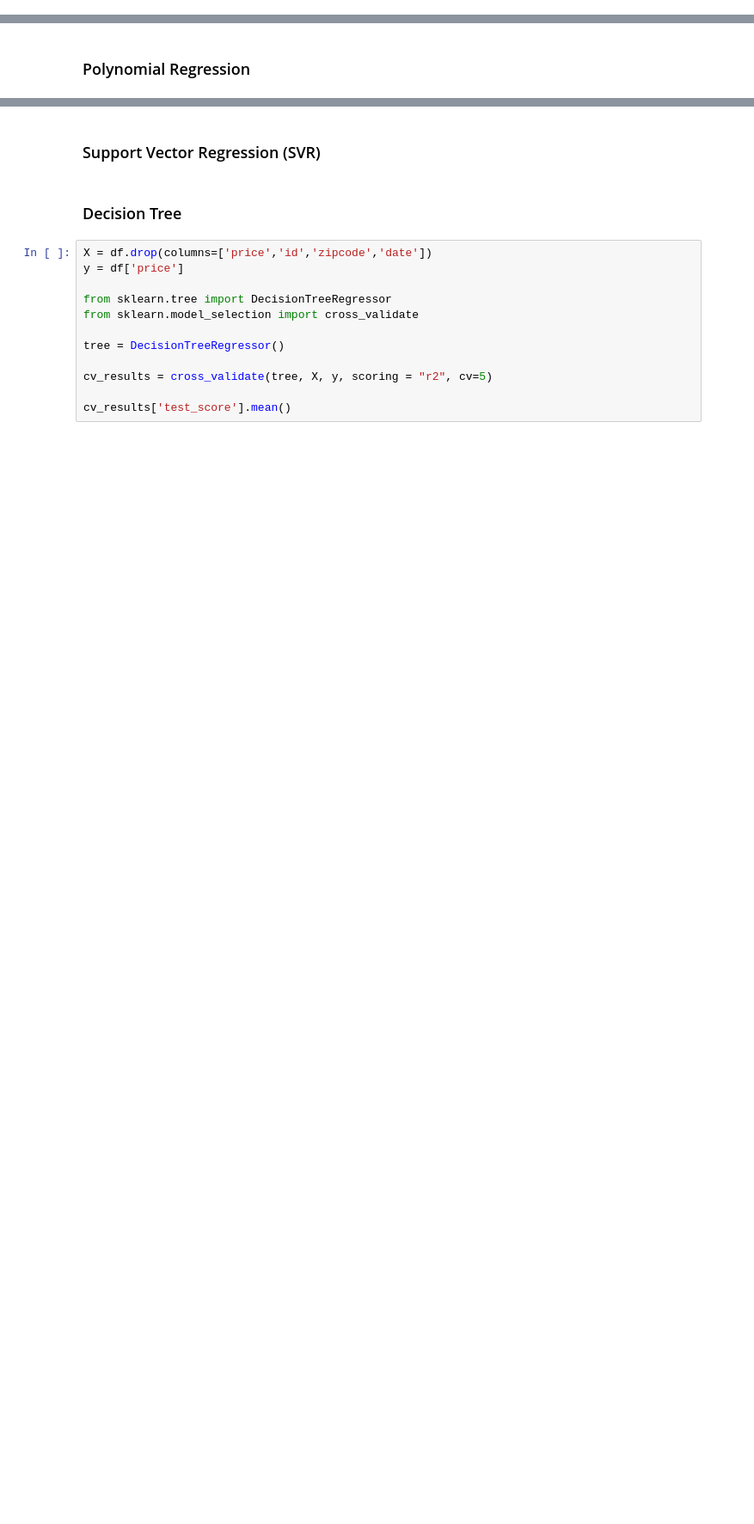
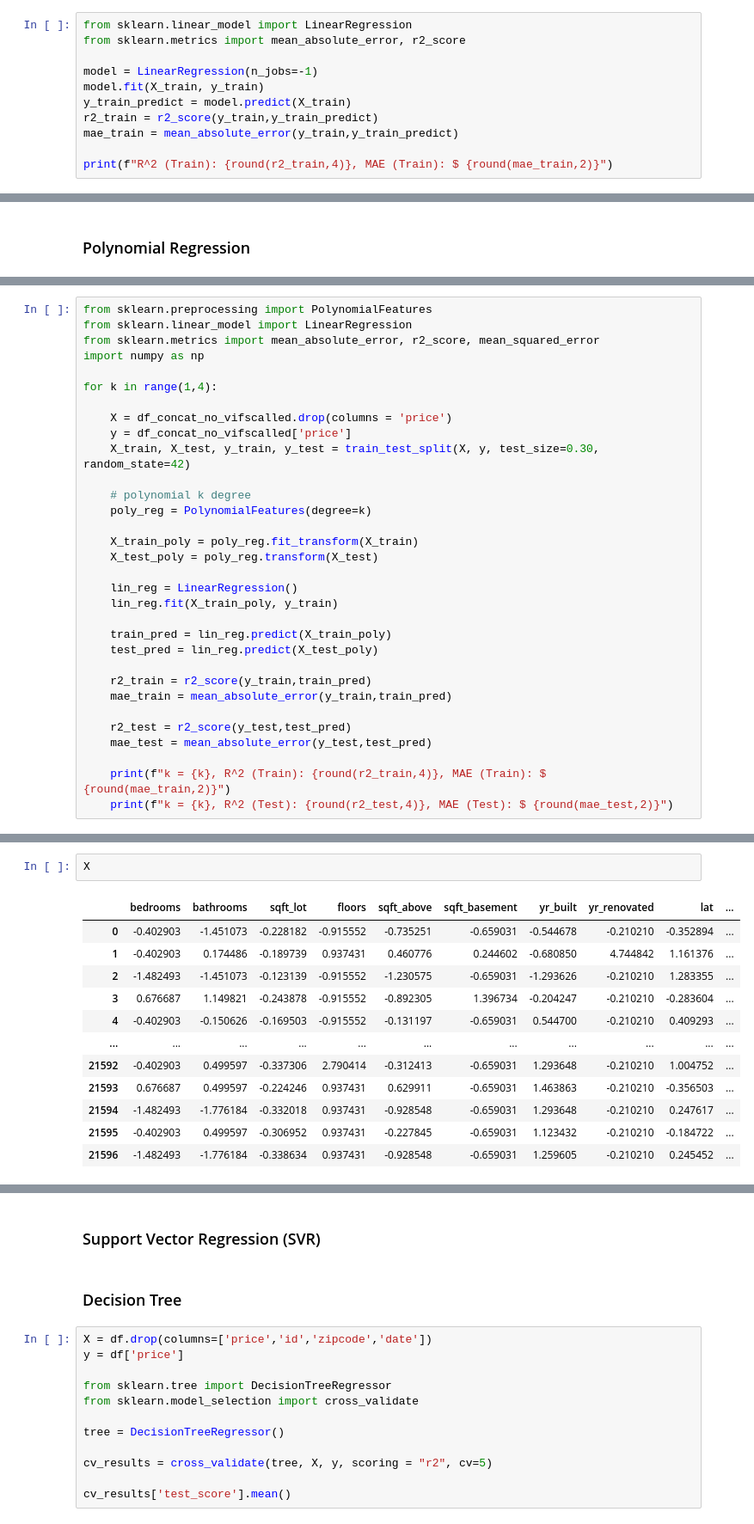
Before and after one commit to FelipeBuongermino/usa_housing, a Jupyter notebook: notebooks/USA_housing_analysis.ipynb, the cells around one changed output, grey strips where cells are left out. Shown: that part at 86% size. Drawn from its saved outputs; the diff is of its cells as text; blank space fills up the shorter version.

```diff
--- a/notebooks/USA_housing_analysis.ipynb
+++ b/notebooks/USA_housing_analysis.ipynb
@@ -1006,0 +970,11 @@ print(clf.coef_)
+# %%
+from sklearn.linear_model import LinearRegression
+from sklearn.metrics import mean_absolute_error, r2_score
+
+model = LinearRegression(n_jobs=-1)
+model.fit(X_train, y_train)
+y_train_predict = model.predict(X_train)
+r2_train = r2_score(y_train,y_train_predict)
+mae_train = mean_absolute_error(y_train,y_train_predict)
+
+print(f"R^2 (Train): {round(r2_train,4)}, MAE (Train): $ {round(mae_train,2)}")
@@ -1008,0 +995,32 @@ print(clf.coef_)
+# %%
+from sklearn.preprocessing import PolynomialFeatures
+from sklearn.linear_model import LinearRegression
+from sklearn.metrics import mean_absolute_error, r2_score, mean_squared_error
+import numpy as np
+
+for k in range(1,4):
+
+    X = df_concat_no_vifscalled.drop(columns = 'price')
+    y = df_concat_no_vifscalled['price']
+    X_train, X_test, y_train, y_test = train_test_split(X, y, test_size=0.30, random_state=42)
+
+    # polynomial k degree
+    poly_reg = PolynomialFeatures(degree=k)
+
+    X_train_poly = poly_reg.fit_transform(X_train)
+    X_test_poly = poly_reg.transform(X_test)
+
+    lin_reg = LinearRegression()
+    lin_reg.fit(X_train_poly, y_train)
+
+    train_pred = lin_reg.predict(X_train_poly)
+    test_pred = lin_reg.predict(X_test_poly)
+
+    r2_train = r2_score(y_train,train_pred)
+    mae_train = mean_absolute_error(y_train,train_pred)
+
+    r2_test = r2_score(y_test,test_pred)
+    mae_test = mean_absolute_error(y_test,test_pred)
+
+    print(f"k = {k}, R^2 (Train): {round(r2_train,4)}, MAE (Train): $ {round(mae_train,2)}")
+    print(f"k = {k}, R^2 (Test): {round(r2_test,4)}, MAE (Test): $ {round(mae_test,2)}")
@@ -1010,0 +1052,15 @@ print(clf.coef_)
+# %%
+X
+# %% [output]
+|  | bedrooms | bathrooms | sqft_lot | floors | sqft_above | sqft_basement | yr_built | yr_renovated | lat | ... |
+| 0 | -0.402903 | -1.451073 | -0.228182 | -0.915552 | -0.735251 | -0.659031 | -0.544678 | -0.210210 | -0.352894 | ... |
+| 1 | -0.402903 | 0.174486 | -0.189739 | 0.937431 | 0.460776 | 0.244602 | -0.680850 | 4.744842 | 1.161376 | ... |
+| 2 | -1.482493 | -1.451073 | -0.123139 | -0.915552 | -1.230575 | -0.659031 | -1.293626 | -0.210210 | 1.283355 | ... |
+| 3 | 0.676687 | 1.149821 | -0.243878 | -0.915552 | -0.892305 | 1.396734 | -0.204247 | -0.210210 | -0.283604 | ... |
+| 4 | -0.402903 | -0.150626 | -0.169503 | -0.915552 | -0.131197 | -0.659031 | 0.544700 | -0.210210 | 0.409293 | ... |
+| ... | ... | ... | ... | ... | ... | ... | ... | ... | ... | ... |
+| 21592 | -0.402903 | 0.499597 | -0.337306 | 2.790414 | -0.312413 | -0.659031 | 1.293648 | -0.210210 | 1.004752 | ... |
+| 21593 | 0.676687 | 0.499597 | -0.224246 | 0.937431 | 0.629911 | -0.659031 | 1.463863 | -0.210210 | -0.356503 | ... |
+| 21594 | -1.482493 | -1.776184 | -0.332018 | 0.937431 | -0.928548 | -0.659031 | 1.293648 | -0.210210 | 0.247617 | ... |
+| 21595 | -0.402903 | 0.499597 | -0.306952 | 0.937431 | -0.227845 | -0.659031 | 1.123432 | -0.210210 | -0.184722 | ... |
+| 21596 | -1.482493 | -1.776184 | -0.338634 | 0.937431 | -0.928548 | -0.659031 | 1.259605 | -0.210210 | 0.245452 | ... |
```
Also changed, not shown: parts of 89 cells of this notebook.
